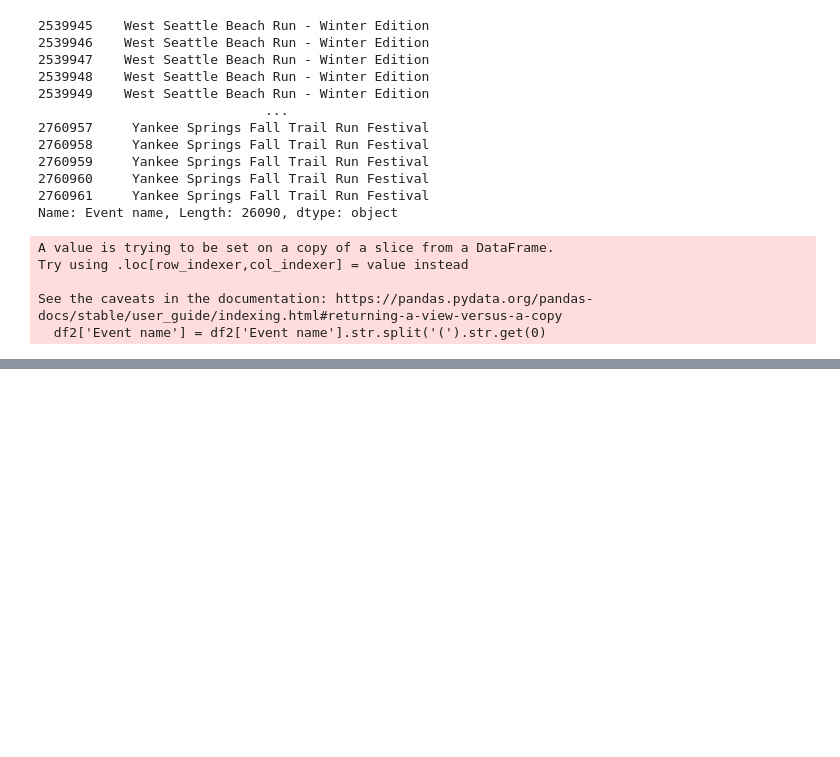
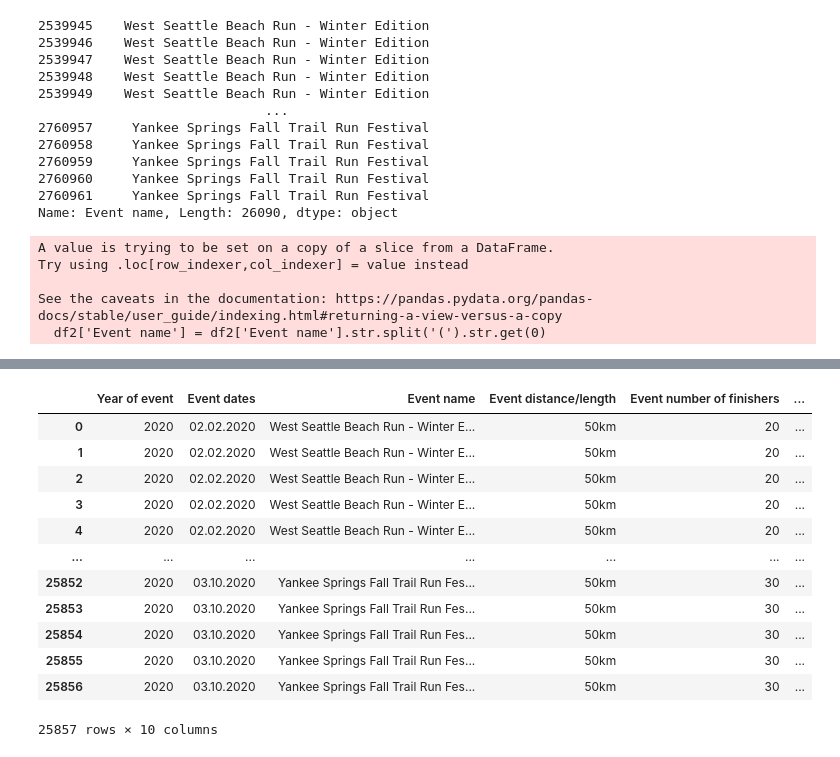
Before and after one commit to adisring/Ultra-Marathon-Analysis, a Jupyter notebook: UltraMarathon.ipynb, the cells around one changed output, grey strips where cells are left out. Cells and saved outputs as stored; diff of their text form; code cells hidden in the pictures; blank space fills up the shorter version.

```diff
--- a/UltraMarathon.ipynb
+++ b/UltraMarathon.ipynb
@@ -268,0 +333,2 @@ NameError: name 'df2' is not defined
+# %%
+df2 = df2.dropna()
@@ -268,0 +347,16 @@ NameError: name 'df2' is not defined
+# %%
+df2.reset_index(drop = True)
+# %% [output]
+|  | Year of event | Event dates | Event name | Event distance/length | Event number of finishers | ... |
+| 0 | 2020 | 02.02.2020 | West Seattle Beach Run - Winter E... | 50km | 20 | ... |
+| 1 | 2020 | 02.02.2020 | West Seattle Beach Run - Winter E... | 50km | 20 | ... |
+| 2 | 2020 | 02.02.2020 | West Seattle Beach Run - Winter E... | 50km | 20 | ... |
+| 3 | 2020 | 02.02.2020 | West Seattle Beach Run - Winter E... | 50km | 20 | ... |
+| 4 | 2020 | 02.02.2020 | West Seattle Beach Run - Winter E... | 50km | 20 | ... |
+| ... | ... | ... | ... | ... | ... | ... |
+| 25852 | 2020 | 03.10.2020 | Yankee Springs Fall Trail Run Fes... | 50km | 30 | ... |
+| 25853 | 2020 | 03.10.2020 | Yankee Springs Fall Trail Run Fes... | 50km | 30 | ... |
+| 25854 | 2020 | 03.10.2020 | Yankee Springs Fall Trail Run Fes... | 50km | 30 | ... |
+| 25855 | 2020 | 03.10.2020 | Yankee Springs Fall Trail Run Fes... | 50km | 30 | ... |
+| 25856 | 2020 | 03.10.2020 | Yankee Springs Fall Trail Run Fes... | 50km | 30 | ... |
+25857 rows × 10 columns
```
Also changed, not shown: parts of 20 cells of this notebook.
